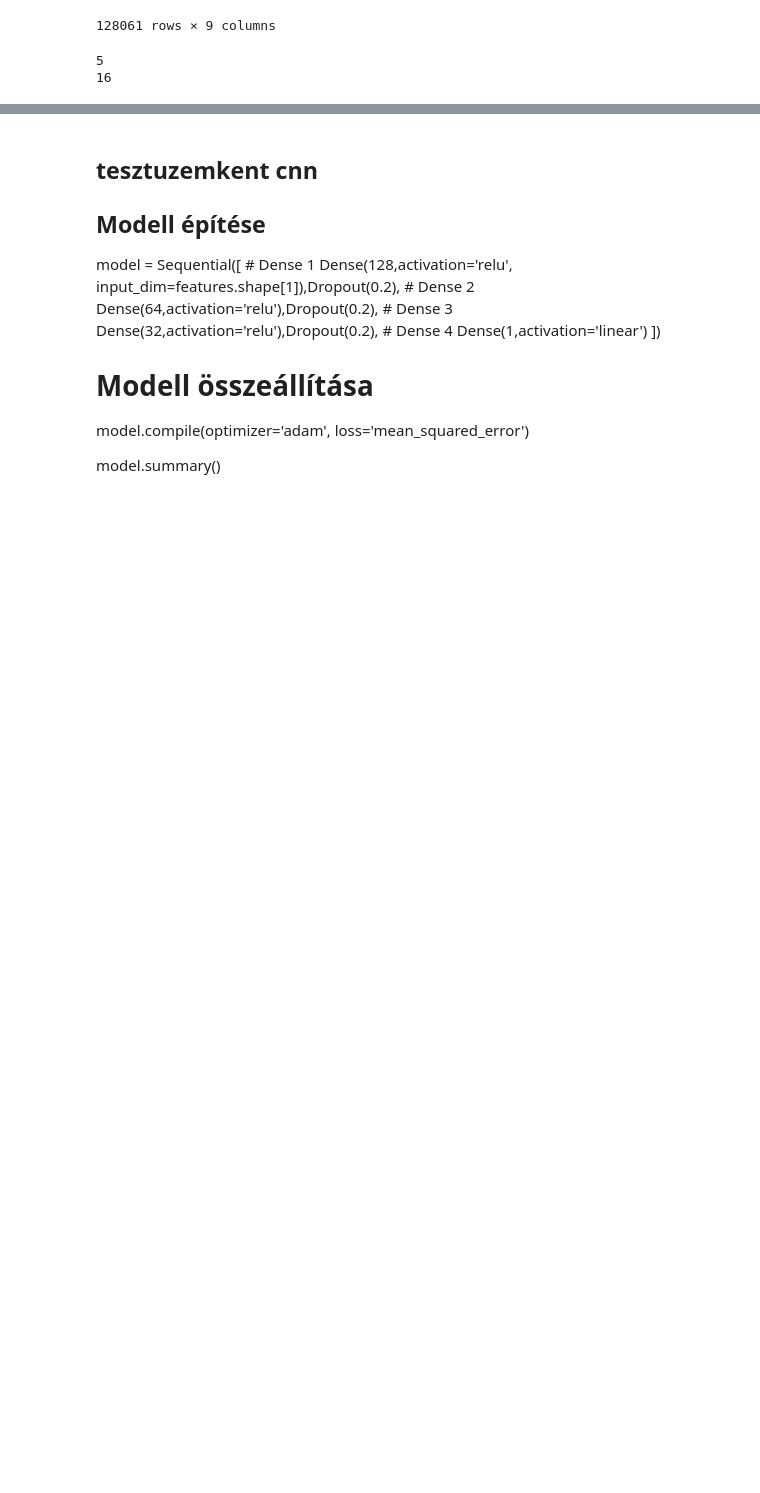
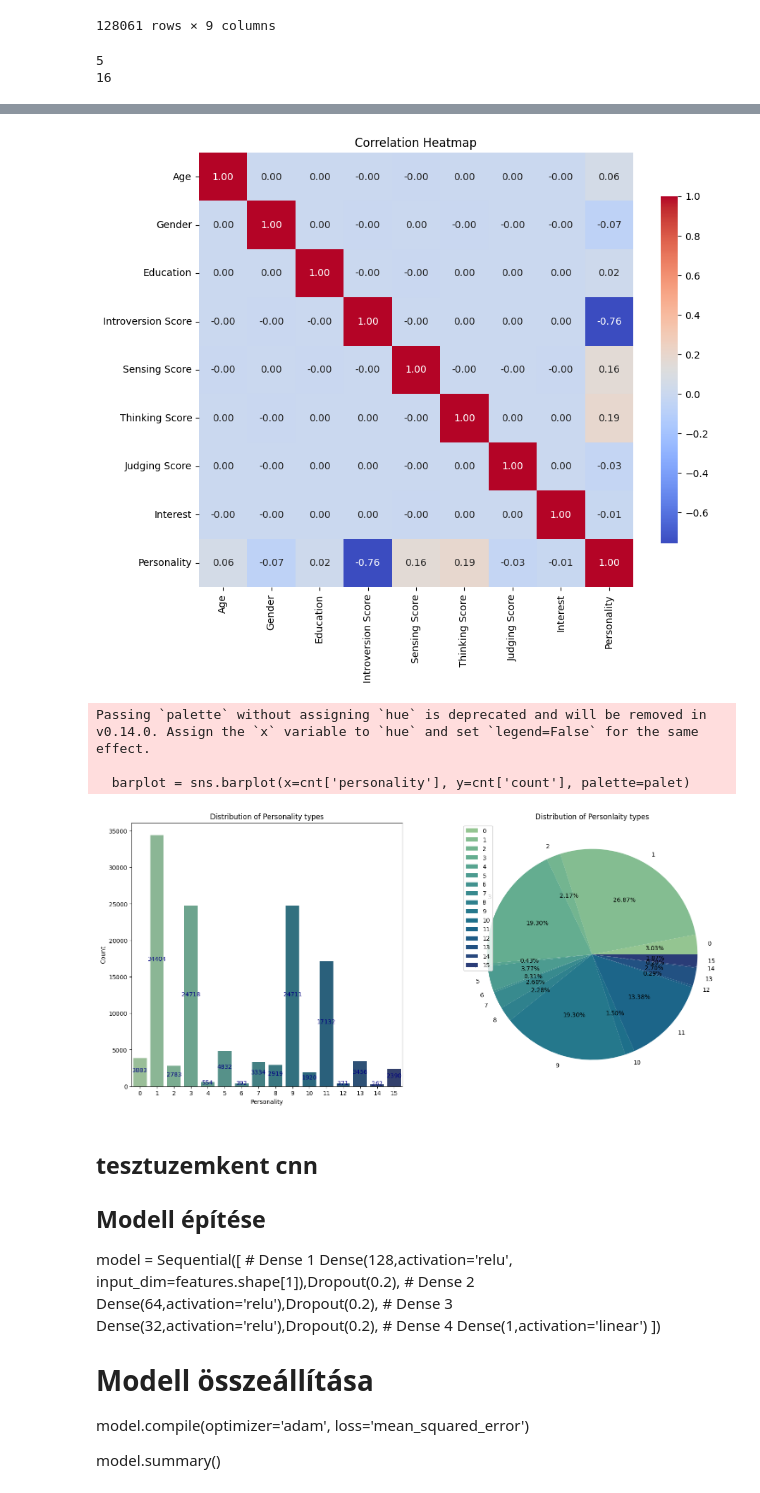
Before and after one commit to benecm/Personality_ai, a Jupyter notebook: Personality_ID.ipynb, the cells around one changed output, grey strips where cells are left out. Saved outputs shown, nothing was run; the diff lists cells and outputs as text; code cells hidden in the pictures; blank space fills up the shorter version.

Commit message:
Added data visualisation, and data informations

```diff
--- a/Personality_ID.ipynb
+++ b/Personality_ID.ipynb
@@ -54,0 +53,14 @@ dataset
+# %%
+print(dataset.head())
+print(dataset.describe())
+total = dataset["Personality"].count()
+
+print("\nNan values:\n")
+print(dataset.isnull().sum())
+
+cnt = dataset["Personality"].value_counts().sort_index()
+cnt = cnt.reset_index()
+cnt.columns = ['personality', 'count']
+cnt['%'] = np.round(cnt['count'] / total * 100, 2)
+print("\nPercentage of levels:\n")
+print(cnt)
@@ -55,3 +85,38 @@ dataset
+# %%
+#adat vizualizacio
+correlation_matrix = dataset.corr()
+plt.figure(figsize=(10, 8))
+sns.heatmap(correlation_matrix, annot=True, fmt=".2f", cmap='coolwarm', square=True, cbar_kws={"shrink": .8})
+plt.title('Correlation Heatmap')
+plt.show()
+#adatok eloszlasas
+plt.figure(figsize=(18,8))
+
+palet = sns.color_palette("crest", len(cnt['personality']))
+
+plt.subplot(1, 2, 1)
+barplot = sns.barplot(x=cnt['personality'], y=cnt['count'], palette=palet)
+
+plt.xlabel('Personality')
+plt.ylabel('Count')
+plt.title('Distribution of Personality types')
+
+
+for i, row in cnt.iterrows():
+    barplot.text(row.name,row['count']/2, int(round(row['count'],2)), color='navy', ha="center")
+
+plt.subplot(1, 2, 2)
+plt.pie(cnt['count'], labels=cnt['personality'], autopct='%1.2f%%', colors=palet)
+
+plt.title('Distribution of Personlaity types')
+plt.legend(cnt['personality'])
+plt.show()
+# %% [output]
+[figure, added]
+Passing `palette` without assigning `hue` is deprecated and will be removed in v0.14.0. Assign the `x` variable to `hue` and set `legend=False` for the same effect.
+
+  barplot = sns.barplot(x=cnt['personality'], y=cnt['count'], palette=palet)
+[figure, added]
 # %%
 y = dataset["Personality"]
 X = dataset.drop('Personality', axis=1)
```
Also changed, not shown: parts of 6 cells of this notebook, 1 other file.
